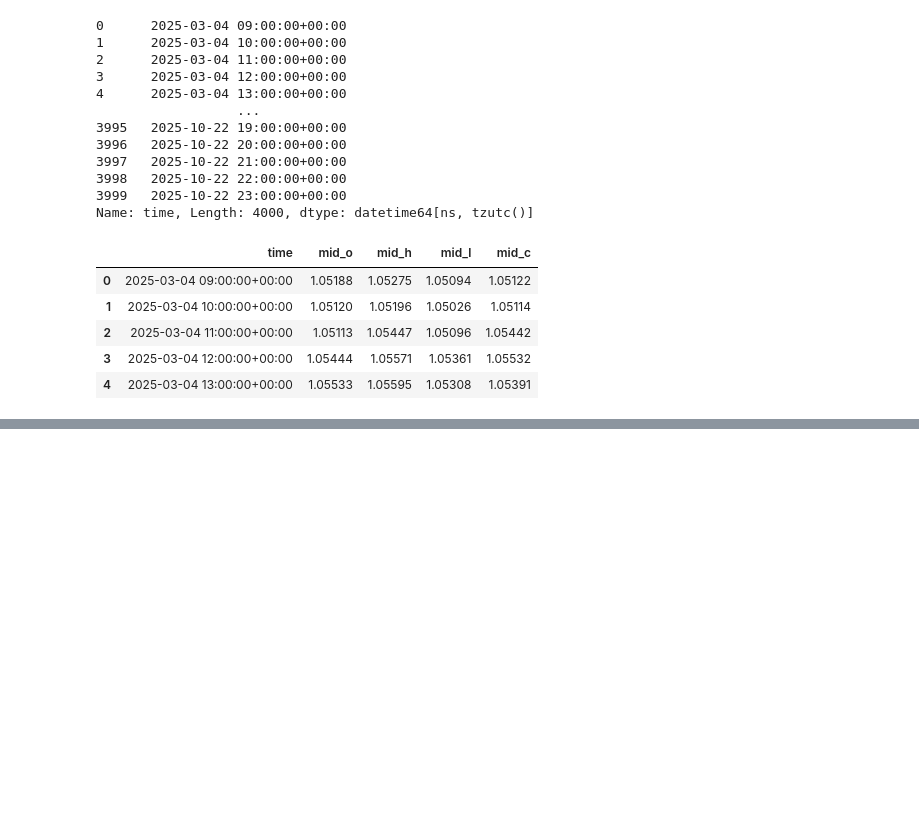
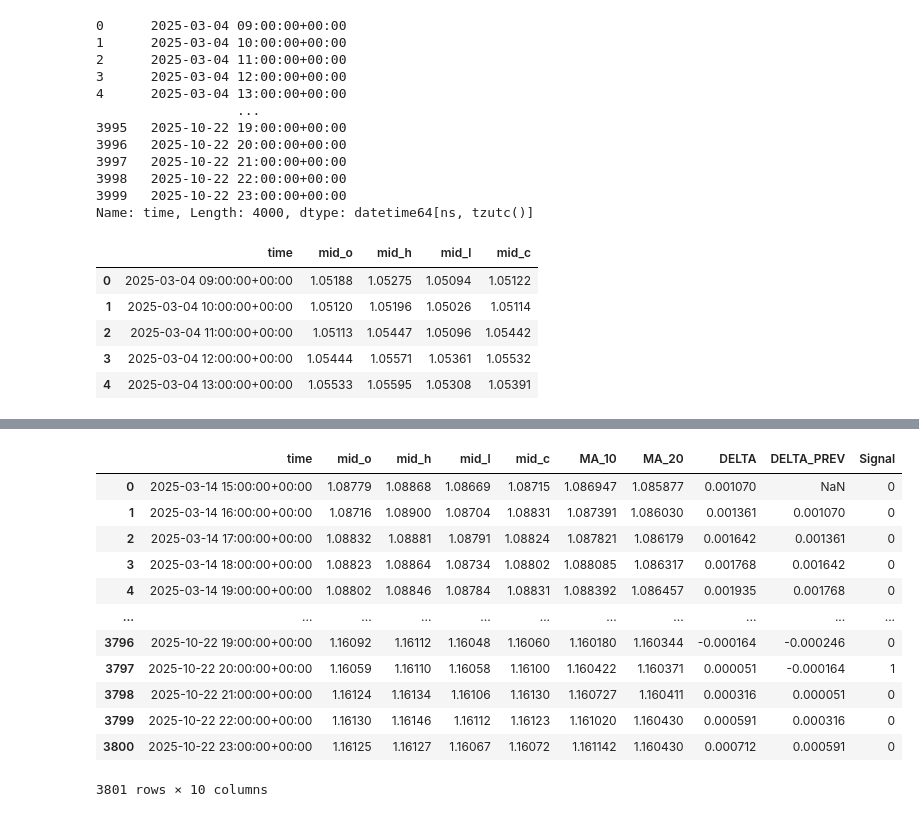
Before and after one commit to juanLude/backtesting_kangaroo, a Jupyter notebook: plotting_candles.ipynb, the cells around one changed output, grey strips where cells are left out. Drawn from its saved outputs; the diff is of its cells as text; code cells hidden in the pictures; blank space fills up the shorter version.

```diff
--- a/plotting_candles.ipynb
+++ b/plotting_candles.ipynb
@@ -110,0 +117,8 @@ cp.show_plot(line_traces=['MA_10'])
+# %%
+MA_SHORT = "MA_10"
+MA_LONG = "MA_20"
+BUY = 1
+SELL = -1
+NONE = 0
+df_an = df_ma[['time', 'mid_o', 'mid_h', 'mid_l', 'mid_c', MA_SHORT, MA_LONG]].copy()
+df_an.head()
@@ -110,0 +132,4 @@ cp.show_plot(line_traces=['MA_10'])
+# %%
+df_an['DELTA'] = df_an.MA_10 - df_an.MA_20
+df_an['DELTA_PREV'] = df_an.DELTA.shift(1)
+df_an
@@ -110,0 +150,25 @@ cp.show_plot(line_traces=['MA_10'])
+# %%
+def isTrade(row):
+    if row.DELTA > 0 and row.DELTA_PREV <= 0:
+        return BUY
+    elif row.DELTA < 0 and row.DELTA_PREV >= 0:
+        return SELL
+    else:
+        return NONE
+# %%
+df_an['Signal'] = df_an.apply(isTrade, axis=1)
+df_an
+# %% [output]
+|  | time | mid_o | mid_h | mid_l | mid_c | MA_10 | MA_20 | DELTA | DELTA_PREV | Signal |
+| 0 | 2025-03-14 15:00:00+00:00 | 1.08779 | 1.08868 | 1.08669 | 1.08715 | 1.086947 | 1.085877 | 0.001070 | NaN | 0 |
+| 1 | 2025-03-14 16:00:00+00:00 | 1.08716 | 1.08900 | 1.08704 | 1.08831 | 1.087391 | 1.086030 | 0.001361 | 0.001070 | 0 |
+| 2 | 2025-03-14 17:00:00+00:00 | 1.08832 | 1.08881 | 1.08791 | 1.08824 | 1.087821 | 1.086179 | 0.001642 | 0.001361 | 0 |
+| 3 | 2025-03-14 18:00:00+00:00 | 1.08823 | 1.08864 | 1.08734 | 1.08802 | 1.088085 | 1.086317 | 0.001768 | 0.001642 | 0 |
+| 4 | 2025-03-14 19:00:00+00:00 | 1.08802 | 1.08846 | 1.08784 | 1.08831 | 1.088392 | 1.086457 | 0.001935 | 0.001768 | 0 |
+| ... | ... | ... | ... | ... | ... | ... | ... | ... | ... | ... |
+| 3796 | 2025-10-22 19:00:00+00:00 | 1.16092 | 1.16112 | 1.16048 | 1.16060 | 1.160180 | 1.160344 | -0.000164 | -0.000246 | 0 |
+| 3797 | 2025-10-22 20:00:00+00:00 | 1.16059 | 1.16110 | 1.16058 | 1.16100 | 1.160422 | 1.160371 | 0.000051 | -0.000164 | 1 |
+| 3798 | 2025-10-22 21:00:00+00:00 | 1.16124 | 1.16134 | 1.16106 | 1.16130 | 1.160727 | 1.160411 | 0.000316 | 0.000051 | 0 |
+| 3799 | 2025-10-22 22:00:00+00:00 | 1.16130 | 1.16146 | 1.16112 | 1.16123 | 1.161020 | 1.160430 | 0.000591 | 0.000316 | 0 |
+| 3800 | 2025-10-22 23:00:00+00:00 | 1.16125 | 1.16127 | 1.16067 | 1.16072 | 1.161142 | 1.160430 | 0.000712 | 0.000591 | 0 |
+3801 rows × 10 columns
```
Also changed, not shown: parts of 7 cells of this notebook.
